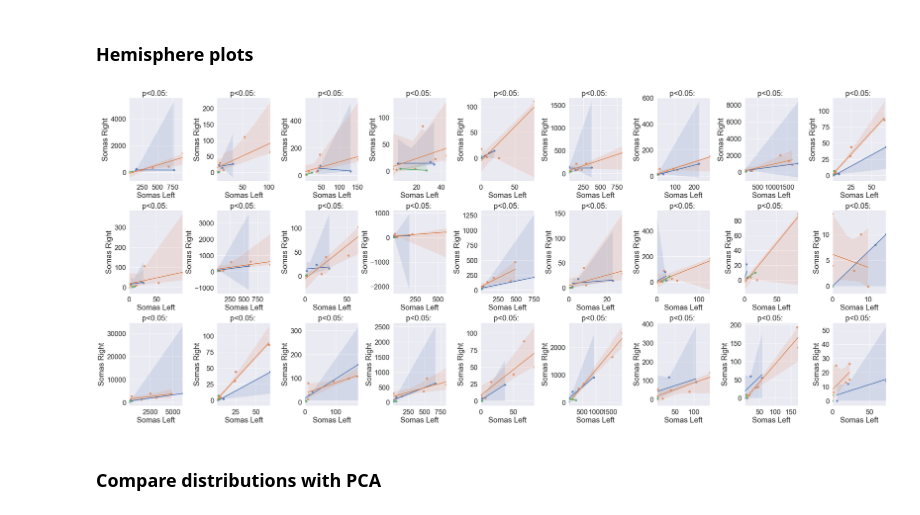
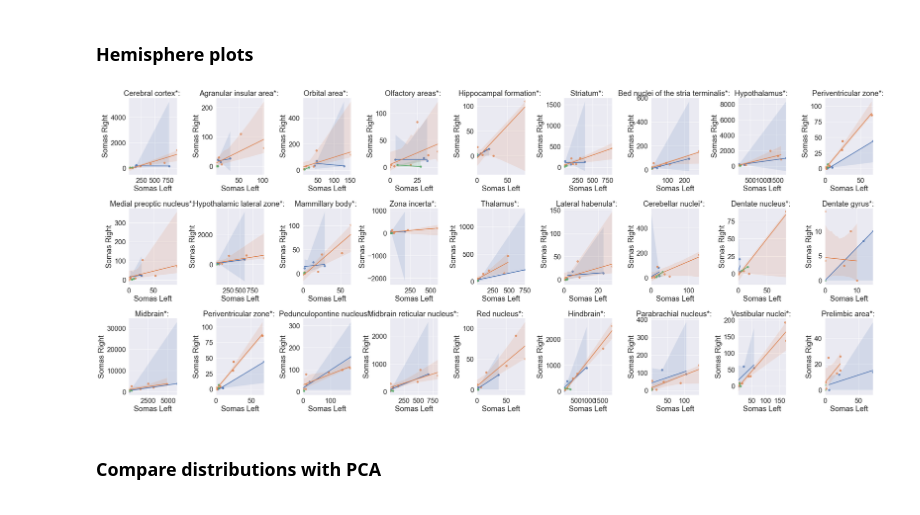
Before and after one commit to neurodata/brainlit, a Jupyter notebook: experiments/BrainLine/soma_analysis.ipynb, the cells around one changed output. Drawn from its saved outputs; the diff is of its cells as text; code cells hidden in the pictures.

Commit message:
strip plots

```diff
--- a/experiments/BrainLine/soma_analysis.ipynb
+++ b/experiments/BrainLine/soma_analysis.ipynb
@@ -342,7 +346,8 @@ brain_ids = [
     "892",
     "MS37",
     "MS36",
-    "MS25"
+    "MS25",
+    "MS23"
 ]
 
 colors = {
@@ -478,23 +534,24 @@ df = pd.DataFrame(data=data)
 # %%
 from scipy.stats import pearsonr
 fig, axs = plt.subplots(3, 9)
 
 for region, ax in zip(regions, axs.flatten()):
     for gtype in df["Subtype"].unique():
         df_r = df[df["Region"] == region]
         df_r = df_r[df_r["Subtype"] == gtype]
         graph = sns.regplot(data = df_r, x="Somas Left", y="Somas Right", ax = ax)
         r, p = pearsonr(df_r["Somas Left"], df_r["Somas Right"])
-        txt = 'p<0.05: ' #f'{sd.region_graph.nodes[region]["name"]}: r={r:.2f}, p={p:.2f}'
+        txt = f'{sd.region_graph.nodes[region]["name"]}*: ' #f'{sd.region_graph.nodes[region]["name"]}: r={r:.2f}, p={p:.2f}'
         if p < 0.05:
             txt = txt + gtype
     ax.title.set_text(txt)
 
+
 fig.set_figheight(15)
 fig.set_figwidth(35)
 plt.tight_layout()
 # %% [output]
-[figure, old version]
+[figure, new version]
 # %% [markdown]
 ### Compare distributions with PCA
 # %%
```
Also changed, not shown: parts of 9 cells of this notebook, 3 other files.
